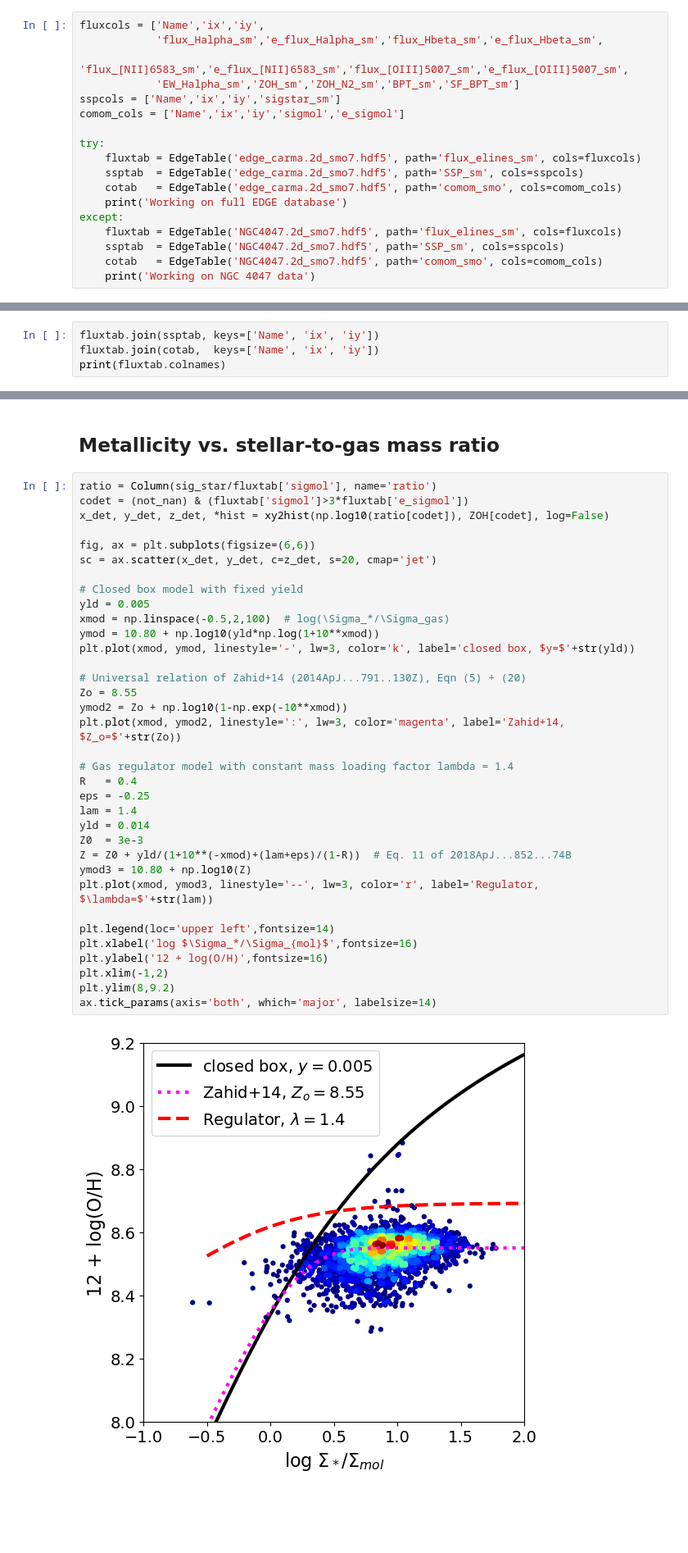
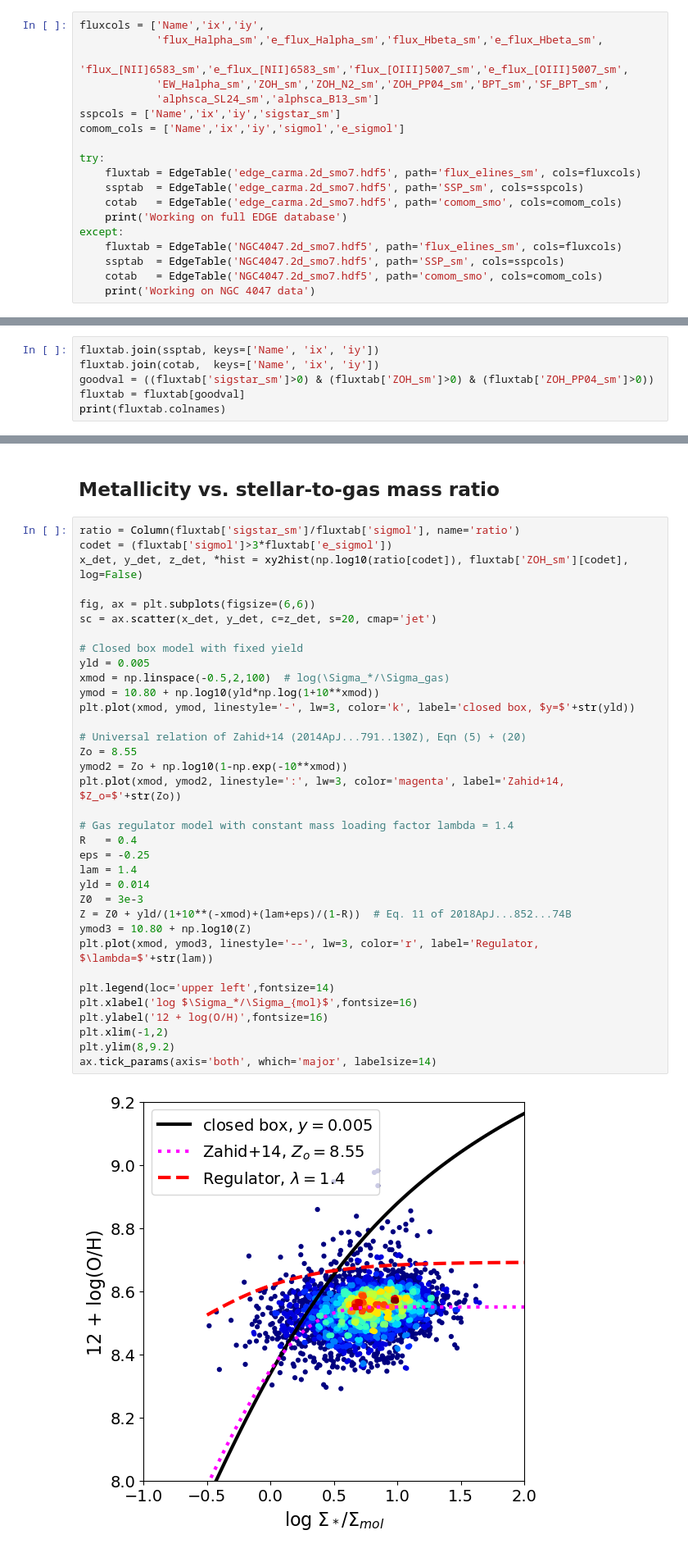
Before and after one commit to tonywong94/edge_pydb, a Jupyter notebook: demo_notebk/local_relations/Mass-metallicity.ipynb, the cells around one changed output, grey strips where cells are left out. Shown at 82% size. Saved outputs shown, nothing was run; the diff lists cells and outputs as text; blank space fills up the shorter version.

```diff
--- a/demo_notebk/local_relations/Mass-metallicity.ipynb
+++ b/demo_notebk/local_relations/Mass-metallicity.ipynb
@@ -15,7 +16,8 @@ plt.rcParams["scatter.edgecolors"] = 'none'
 fluxcols = ['Name','ix','iy',
             'flux_Halpha_sm','e_flux_Halpha_sm','flux_Hbeta_sm','e_flux_Hbeta_sm',
             'flux_[NII]6583_sm','e_flux_[NII]6583_sm','flux_[OIII]5007_sm','e_flux_[OIII]5007_sm',
-            'EW_Halpha_sm','ZOH_sm','ZOH_N2_sm','BPT_sm','SF_BPT_sm']
+            'EW_Halpha_sm','ZOH_sm','ZOH_N2_sm','ZOH_PP04_sm','BPT_sm','SF_BPT_sm',
+            'alphsca_SL24_sm','alphsca_B13_sm']
 sspcols = ['Name','ix','iy','sigstar_sm']
 comom_cols = ['Name','ix','iy','sigmol','e_sigmol']
 
@@ -36,6 +38,8 @@ Working on full EDGE database
 # %%
 fluxtab.join(ssptab, keys=['Name', 'ix', 'iy'])
 fluxtab.join(cotab,  keys=['Name', 'ix', 'iy'])
+goodval = ((fluxtab['sigstar_sm']>0) & (fluxtab['ZOH_sm']>0) & (fluxtab['ZOH_PP04_sm']>0))
+fluxtab = fluxtab[goodval]
 print(fluxtab.colnames)
 # %% [output]
 ['Name', 'ix', 'iy', 'flux_Halpha_sm', 'e_flux_Halpha_sm', 'flux_Hbeta_sm', 'e_flux_Hbeta_sm', 'flux_[NII]6583_sm', 'e_flux_[NII]6583_sm', 'flux_[OIII]5007_sm', 'e_flux_[OIII]5007_sm', 'EW_Halpha_sm', ...
@@ -86,40 +98,40 @@ cb = plt.colorbar(sc)
 # %% [markdown]
 ## Metallicity vs. stellar-to-gas mass ratio
 # %%
-ratio = Column(sig_star/fluxtab['sigmol'], name='ratio')
-codet = (not_nan) & (fluxtab['sigmol']>3*fluxtab['e_sigmol'])
-x_det, y_det, z_det, *hist = xy2hist(np.log10(ratio[codet]), ZOH[codet], log=False)
+ratio = Column(fluxtab['sigstar_sm']/fluxtab['sigmol'], name='ratio')
+codet = (fluxtab['sigmol']>3*fluxtab['e_sigmol'])
+x_det, y_det, z_det, *hist = xy2hist(np.log10(ratio[codet]), fluxtab['ZOH_sm'][codet], log=False)
 
 fig, ax = plt.subplots(figsize=(6,6))
 sc = ax.scatter(x_det, y_det, c=z_det, s=20, cmap='jet')
 
 # Closed box model with fixed yield
 yld = 0.005
 xmod = np.linspace(-0.5,2,100)  # log(\Sigma_*/\Sigma_gas)
 ymod = 10.80 + np.log10(yld*np.log(1+10**xmod))
 plt.plot(xmod, ymod, linestyle='-', lw=3, color='k', label='closed box, $y=$'+str(yld))
 
 # Universal relation of Zahid+14 (2014ApJ...791..130Z), Eqn (5) + (20)
 Zo = 8.55
 ymod2 = Zo + np.log10(1-np.exp(-10**xmod))
 plt.plot(xmod, ymod2, linestyle=':', lw=3, color='magenta', label='Zahid+14, $Z_o=$'+str(Zo))
 
 # Gas regulator model with constant mass loading factor lambda = 1.4
 R   = 0.4
 eps = -0.25
 lam = 1.4
 yld = 0.014
 Z0  = 3e-3
 Z = Z0 + yld/(1+10**(-xmod)+(lam+eps)/(1-R))  # Eq. 11 of 2018ApJ...852...74B
 ymod3 = 10.80 + np.log10(Z)
 plt.plot(xmod, ymod3, linestyle='--', lw=3, color='r', label='Regulator, $\lambda=$'+str(lam))
 
 plt.legend(loc='upper left',fontsize=14)
 plt.xlabel('log $\Sigma_*/\Sigma_{mol}$',fontsize=16)
 plt.ylabel('12 + log(O/H)',fontsize=16)
 plt.xlim(-1,2)
 plt.ylim(8,9.2)
 ax.tick_params(axis='both', which='major', labelsize=14)
 # %% [output]
-[figure, old version]
+[figure, new version]
 # %% [markdown]
```
Also changed, not shown: parts of 23 cells of this notebook, 15 other files.
